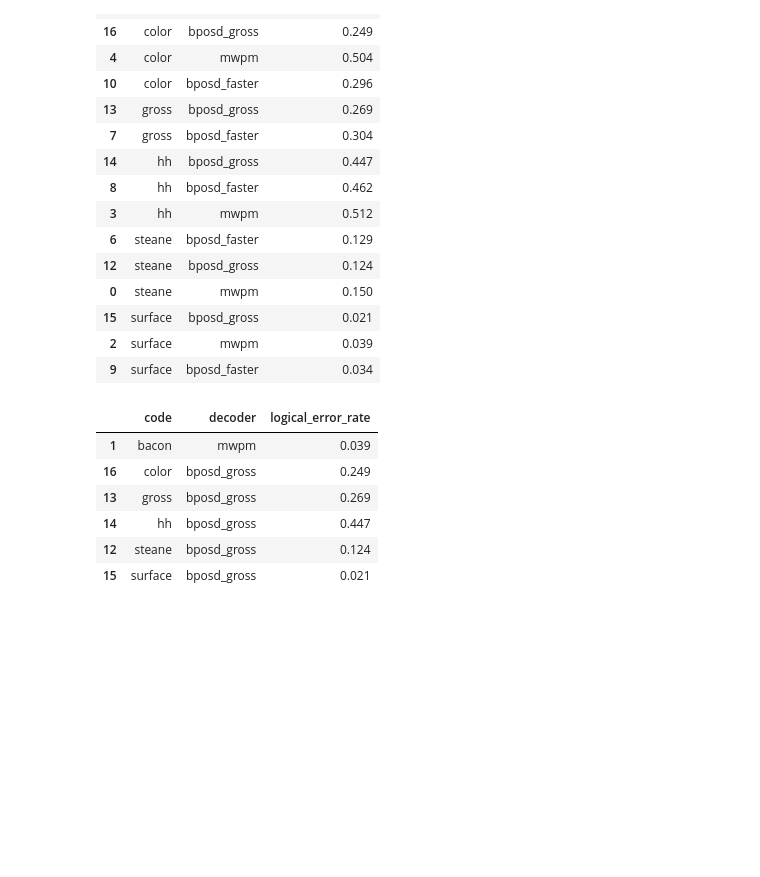
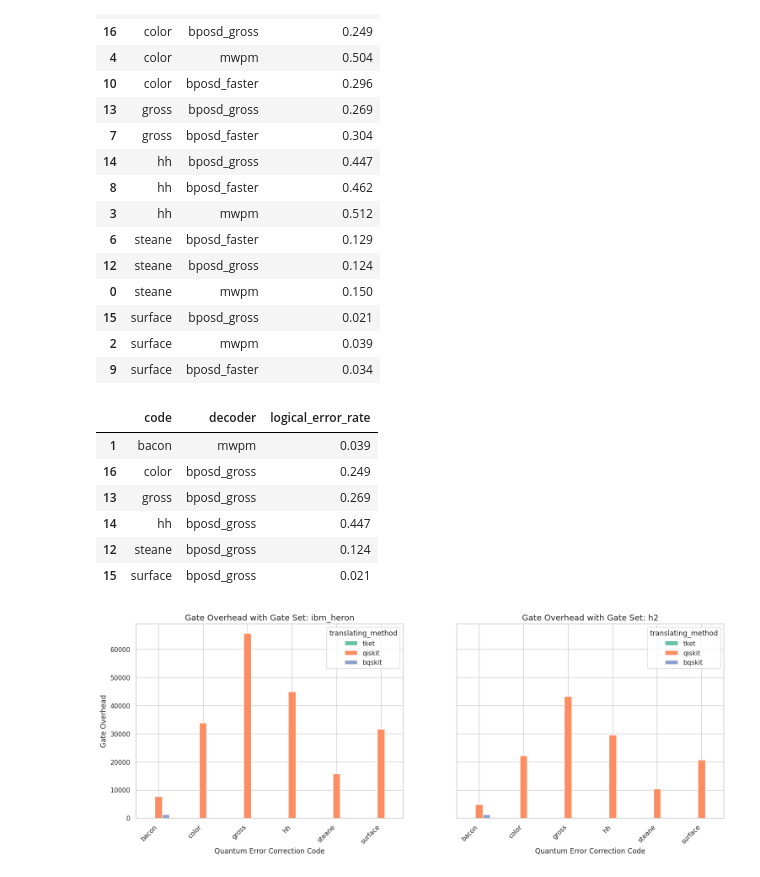
Before and after one commit to aswierkowska/eccentric_bench, a Jupyter notebook: utils/plots.ipynb, the cells around one changed output. Drawn from its saved outputs; the diff is of its cells as text; code cells hidden in the pictures; blank space fills up the shorter version.

```diff
--- a/utils/plots.ipynb
+++ b/utils/plots.ipynb
@@ -204,3 +204,52 @@ display(best_decoders)
 | 14 | hh | bposd_gross | 0.447 |
 | 12 | steane | bposd_gross | 0.124 |
 | 15 | surface | bposd_gross | 0.021 |
+# %%
+import pandas as pd
+import matplotlib.pyplot as plt
+import seaborn as sns
+
+# Load data
+df = pd.read_csv("../experiment_results/Translation/results.csv")
+
+
+# Make sure all required columns are there
+assert {"code", "gate_set", "translating_method", "gate_overhead"}.issubset(df.columns)
+
+# Only keep relevant gate sets and translation methods
+gate_sets = ["ibm_heron", "h2"]
+translation_methods = ["tket", "qiskit", "bqskit"]
+df = df[df["gate_set"].isin(gate_sets) & df["translating_method"].isin(translation_methods)]
+
+# Prepare plot settings
+sns.set(style="whitegrid")
+fig, axes = plt.subplots(1, 2, figsize=(18, 6), sharey=True)
+colors = dict(zip(translation_methods, sns.color_palette("Set2", n_colors=3)))
+
+# Sort codes for consistency
+codes = sorted(df["code"].unique())
+
+# Generate one plot for each gate set
+for i, gate_set in enumerate(gate_sets):
+    ax = axes[i]
+    subset = df[df["gate_set"] == gate_set]
+
+    pivot = (
+        subset.pivot_table(
+            index="code",
+            columns="translating_method",
+            values="gate_overhead",
+            aggfunc="mean",
+        )
+        .reindex(codes)  # ensure rows ordered by code
+        .fillna(0)       # fill missing overheads with 0
+    )
+    pivot = pivot.reindex(columns=translation_methods, fill_value=0)  # ensure columns present
+
+    pivot.plot(kind="bar", ax=ax, color=[colors[m] for m in translation_methods])
+    ax.set_title(f"Gate Overhead with Gate Set: {gate_set}", fontsize=14)
+    ax.set_xlabel("Quantum Error Correction Code")
+    ax.set_ylabel("Gate Overhead")
+    ax.set_xticklabels(ax.get_xticklabels(), rotation=45, ha="right")
+# %% [output]
+[figure, added]
```
Also changed, not shown: 23 other files.
